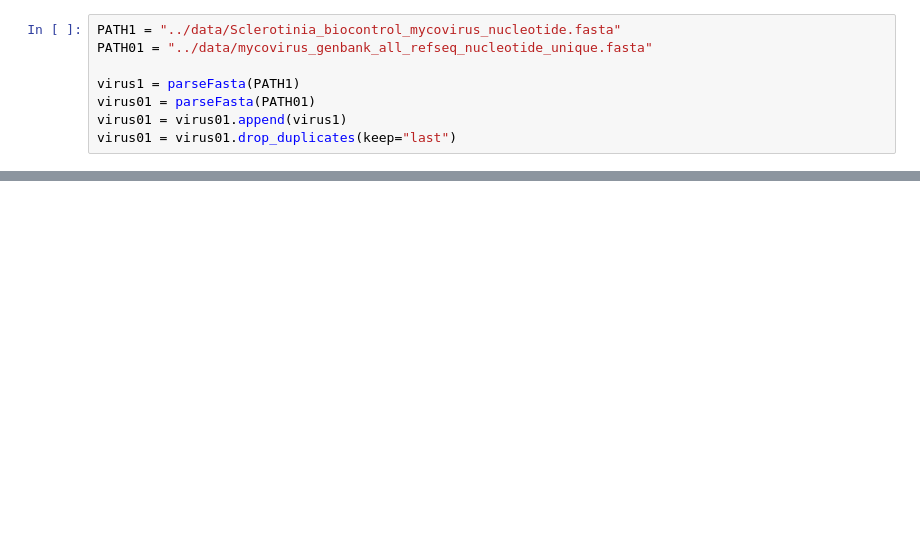
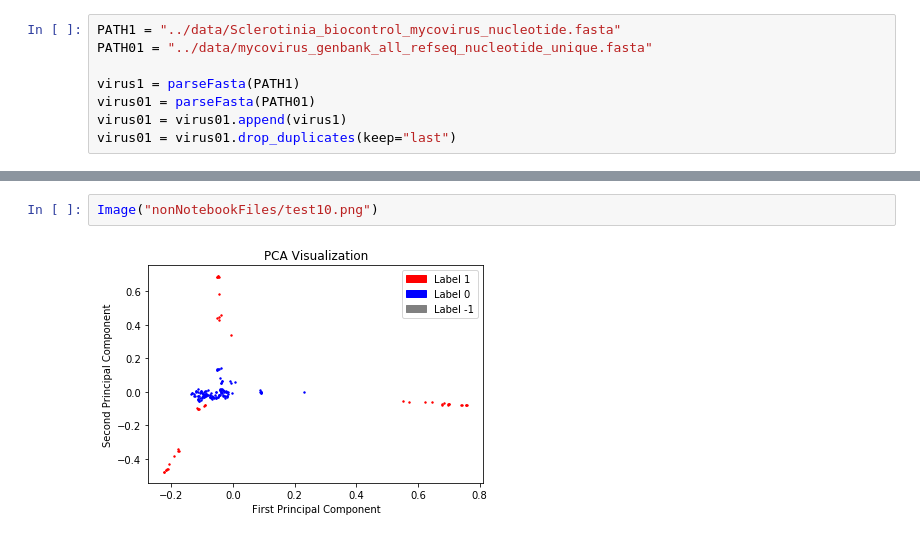
Before and after one commit to solislemuslab/mycovirus-ml, a Jupyter notebook: scripts/lukeSelberg/Fall2020/websiteScripts.ipynb, the cells around one changed output, grey strips where cells are left out. Cells and saved outputs as stored; diff of their text form; blank space fills up the shorter version.

```diff
--- a/scripts/lukeSelberg/Fall2020/websiteScripts.ipynb
+++ b/scripts/lukeSelberg/Fall2020/websiteScripts.ipynb
@@ -90,0 +156,4 @@ tSNE2d(kTable, y_hat, "test")
+# %%
+Image("nonNotebookFiles/test10.png")
+# %% [output]
+[figure, added]
```
Also changed, not shown: parts of 13 cells of this notebook, 34 other files.
